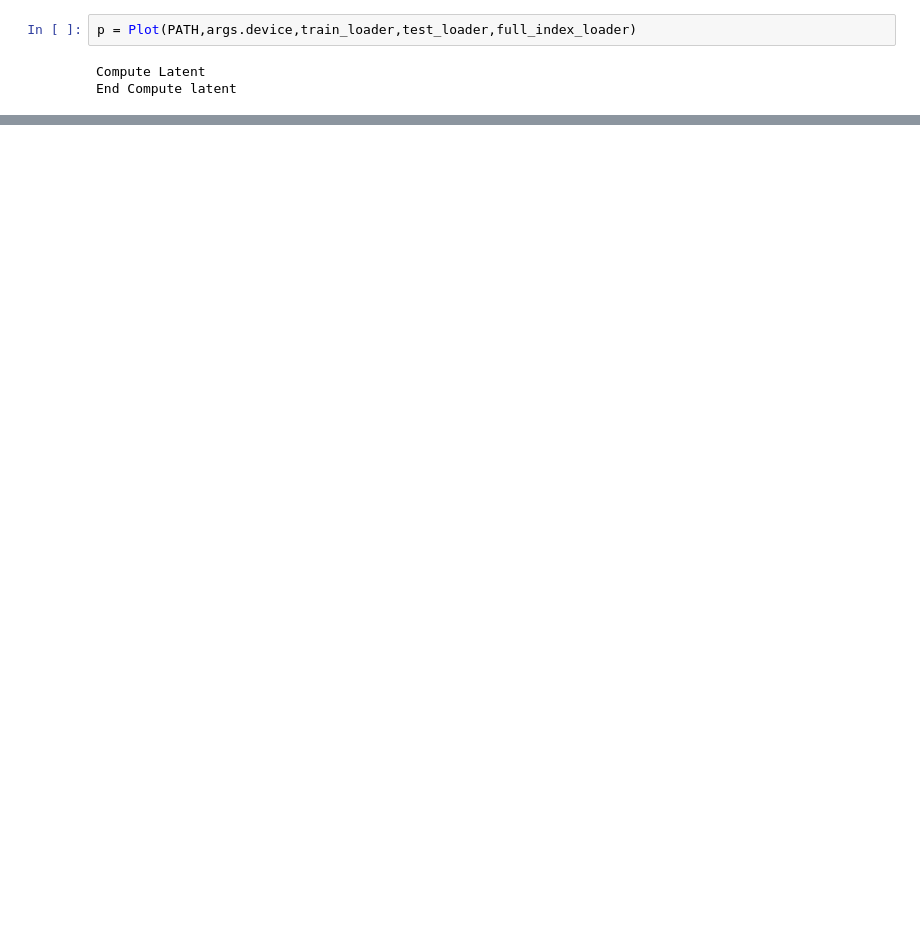
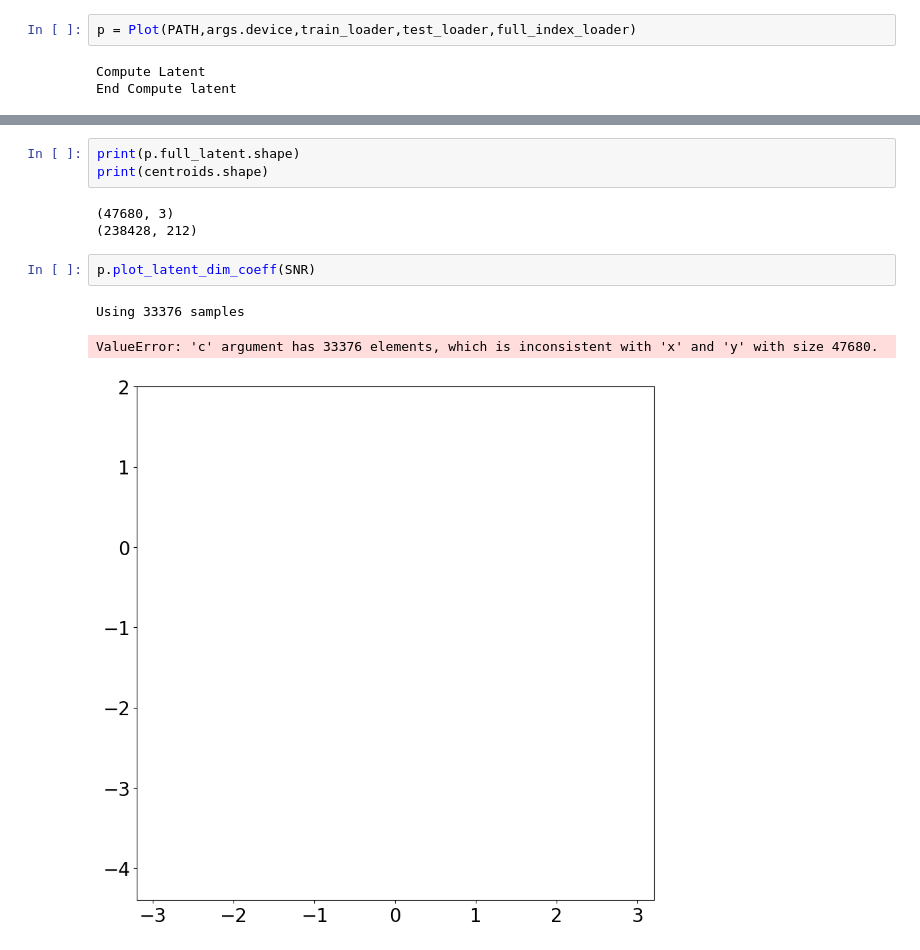
Before and after one commit to vandeplaslab/sisal, a Jupyter notebook: experiments/synthetic_data/synthetic_data.ipynb, the cells around one changed output, grey strips where cells are left out. Saved outputs shown, nothing was run; the diff lists cells and outputs as text; blank space fills up the shorter version.

```diff
--- a/experiments/synthetic_data/synthetic_data.ipynb
+++ b/experiments/synthetic_data/synthetic_data.ipynb
@@ -79,0 +107,12 @@ mask_to_name =  {0: 'noise', 1: 'c', 2: 't', 3: 't+c', 4: 's', 5: 's+c', 6: 's+t
+# %%
+print(p.full_latent.shape)
+print(centroids.shape)
+# %% [output]
+(47680, 3)
+(238428, 212)
+# %%
+p.plot_latent_dim_coeff(SNR)
+# %% [output]
+Using 33376 samples
+ValueError: 'c' argument has 33376 elements, which is inconsistent with 'x' and 'y' with size 47680.
+[figure, added]
```
Also changed, not shown: parts of 7 cells of this notebook, 6 other files.
